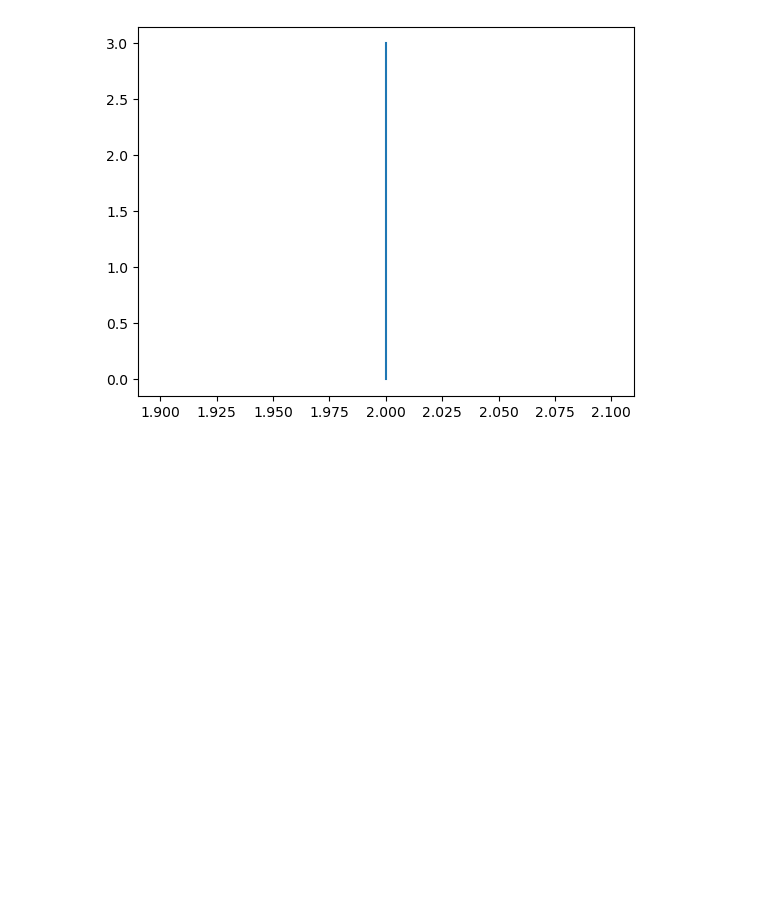
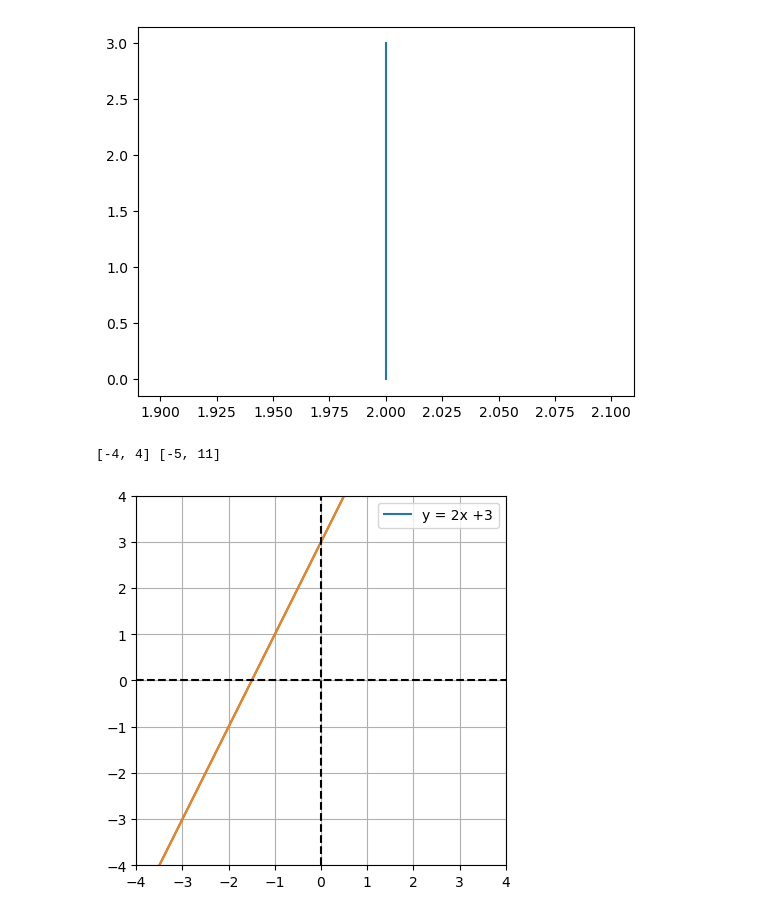
Before and after one commit to nailBestas/lispAi, a Jupyter notebook: 01_Python_Mathematics_and_Statistics/2_Mathematics/4-Graphing_and_visualization.ipynb, the cells around one changed output. Saved outputs shown, nothing was run; the diff lists cells and outputs as text; code cells hidden in the pictures; blank space fills up the shorter version.

Commit message:
Added python Lines in slope-intercept form

```diff
--- a/01_Python_Mathematics_and_Statistics/2_Mathematics/4-Graphing_and_visualization.ipynb
+++ b/01_Python_Mathematics_and_Statistics/2_Mathematics/4-Graphing_and_visualization.ipynb
@@ -234,3 +234,36 @@ plt.show()
 [figure]
 [figure]
 [figure]
+# %%
+# Lines in slope-intercept form
+# Eğim-kesişim formundaki çizgiler  y =mx+b  m =egim/slope demek  b=kesim /intercept
+
+import matplotlib.pyplot as plt
+
+# y = mx+b egim
+
+x = [-4,4]
+m = 2
+b = 3
+
+y = [0,0]
+for i in range(len(x)):
+    y[i] = m*x[i] + b
+
+print(x,y)
+
+plt.plot(x,y,label = (f'y = {m}x +{b}'))
+plt.legend()
+
+plt.plot(x,y)
+plt.axis('square')
+plt.grid()
+plt.xlim(x) # x sinirina kadar doldurulmasini istiyopruz
+plt.ylim(x) # sinirina kadar doldurulmasini istiyoruz
+axis = plt.gca() # "Get Current Axis" - Mevcut eksenleri al
+plt.plot(axis.get_xlim(),[0,0], 'k--')
+plt.plot([0,0],axis.get_ylim(), 'k--')
+plt.show()
+# %% [output]
+[-4, 4] [-5, 11]
+[figure, added]
```
Also changed, not shown: parts of 3 cells of this notebook.
